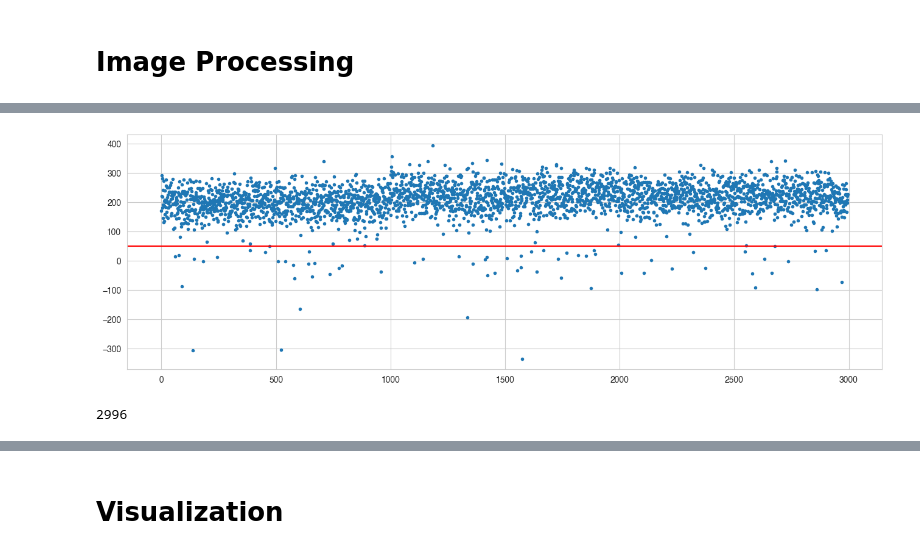
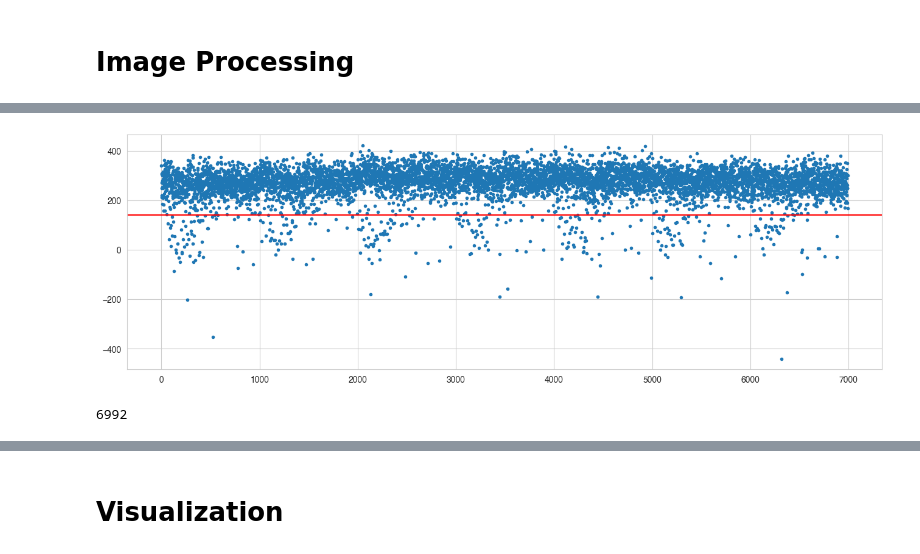
Before and after one commit to ArtMk/lithium, a Jupyter notebook: T4.ipynb, the cells around one changed output, grey strips where cells are left out. Saved outputs shown, nothing was run; the diff lists cells and outputs as text; code cells hidden in the pictures.

```diff
--- a/T4.ipynb
+++ b/T4.ipynb
@@ -42,9 +42,12 @@ rcParams['font.family'] = 'Helvetica'
 # images_set = "B-Temperature_High_Ring_Hold"
 
 # T4 imaging at different fields with high statistics
-date = "20250327"
-images_set = "A-Temperature_FB_Img_high_stat"
+# date = "20250328"
+# images_set = "A-Temperature_FB_Img_stat_range"
 
+# temperature imaging for Adam and Yannis
+images_set = "B-Temperature_FB_Img_statrange"
+date = "20250417"
 
 path_dir = "Z:/Archiv/2D/Experiment/2025/" + date + "/Images" + date + "/" + images_set + "/"
 path_file = os.listdir(path_dir)
@@ -96,6 +99,6 @@ Wall time: 1.73 s
 # %%
 # determine optimal ROI
-center = (173, 155)
+center = (173, 150)
 h = 50
 w = 3
 
@@ -134,29 +137,31 @@ Wall time: 13min 7s
 # %%
 # filter out missed shots
 bol = []
 
 for val in var_vals[1]:
     # for val2 in var_vals[2]:
 
     mask = (np.isclose(images_prc["FB_Img"], val)) #  &
             # np.isclose(images_prc["Acc_heat_freq"], val2))
 
     for i, im in images_prc[mask].iterrows():
-        bol.append(np.sum(im["density"].compressed()))
+
+        if im["i"] < 10000:
+            bol.append(np.sum(im["density"].compressed()))
 
 plt.figure(figsize = (16, 5))
 
 plt.plot(bol, ".")
-plt.axhline(50, c = "r")
+plt.axhline(140, c = "r")
 
 plt.ylim(None, None)
 
 plt.show()
 
 print(len(bol))
 # %% [output]
-[figure, old version]
+[figure, new version]
-2996
+6992
 # %%
 %%time
 # filter missed shots
```
Also changed, not shown: parts of 16 cells of this notebook, 5 other files.
